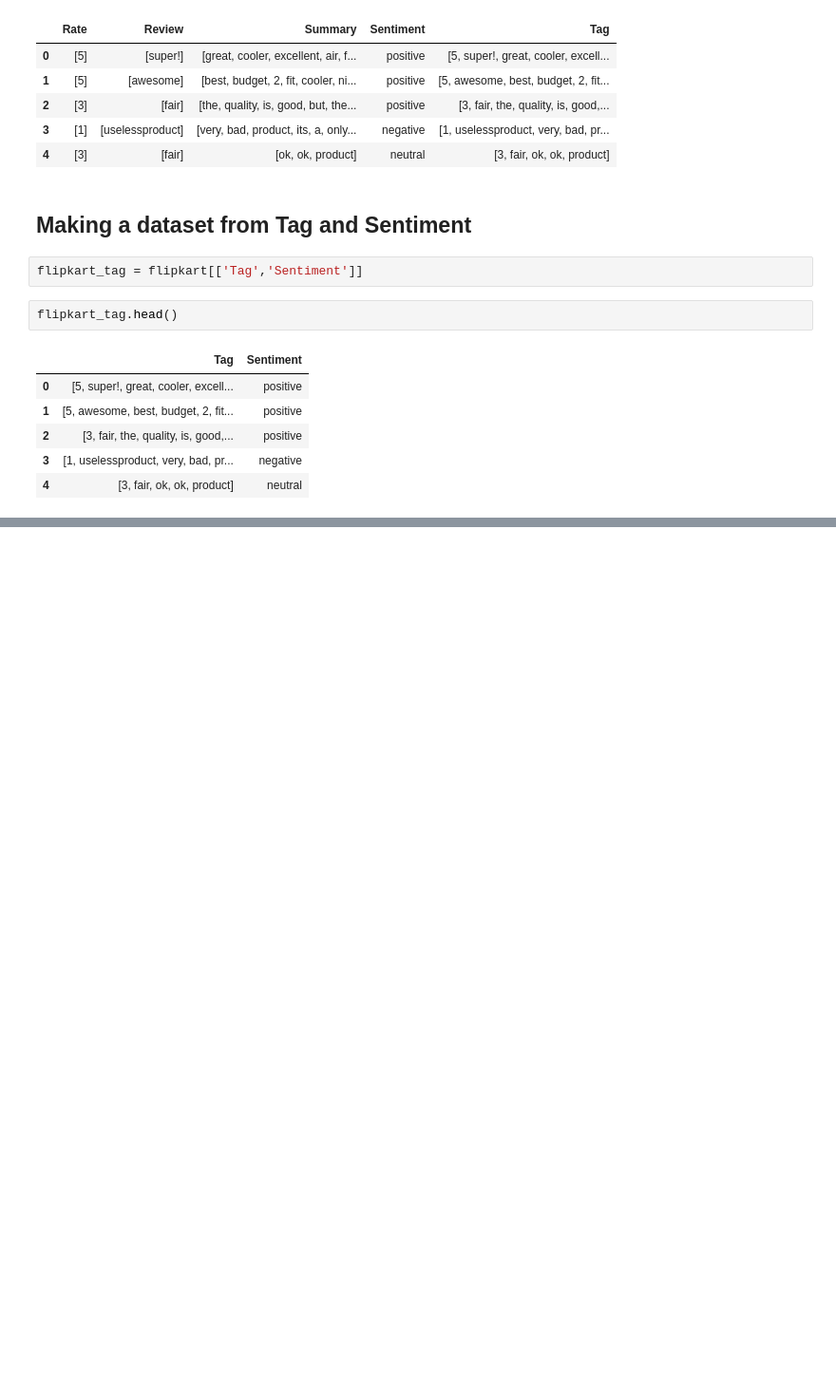
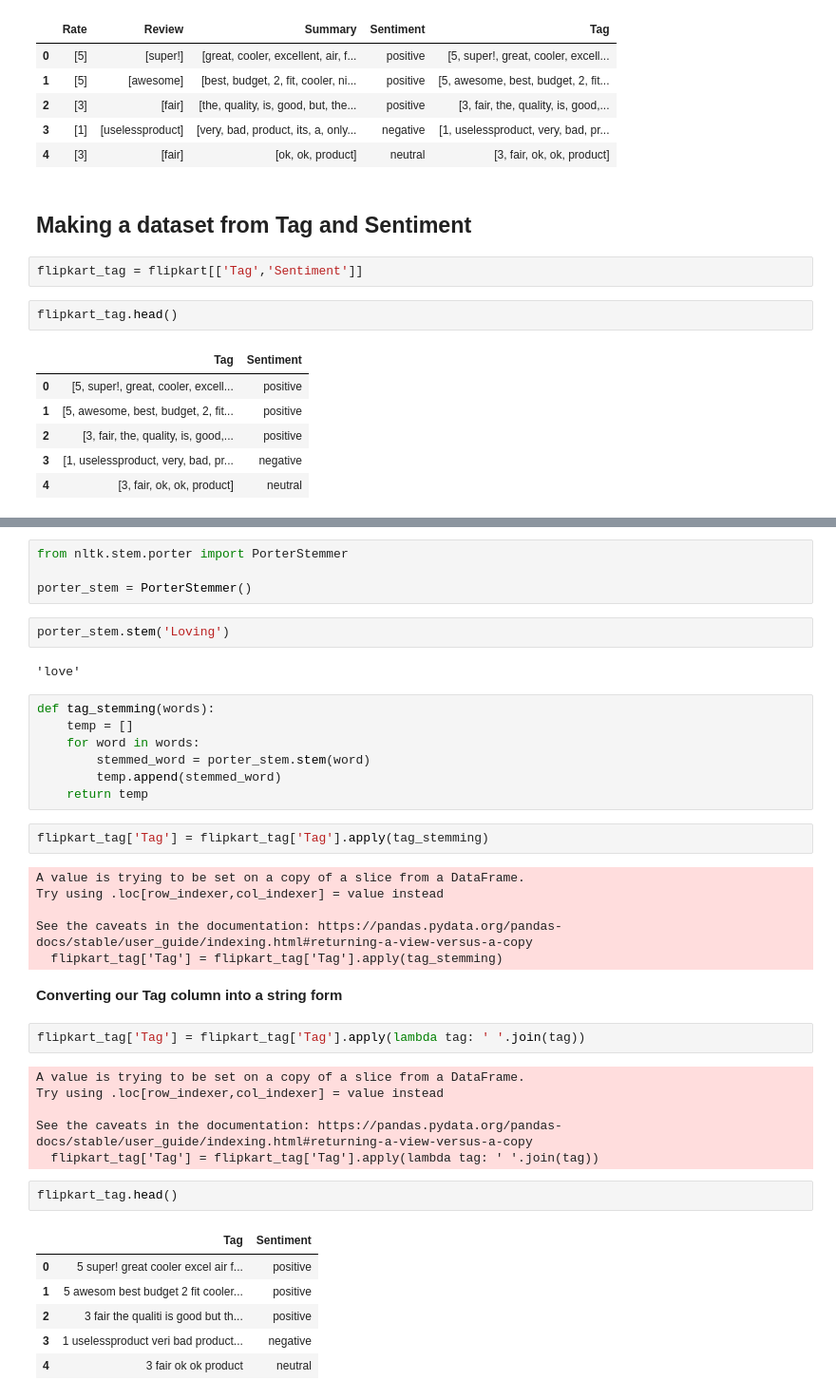
Before and after one commit to Anmol8057/Data-Science, a Jupyter notebook: Machine Learning/NLP and Naive Bayes/Flipkart Review.ipynb, the cells around one changed output, grey strips where cells are left out. Shown: that part at 95% size. Cells and saved outputs as stored; diff of their text form; blank space fills up the shorter version.

```diff
--- a/Machine Learning/NLP and Naive Bayes/Flipkart Review.ipynb
+++ b/Machine Learning/NLP and Naive Bayes/Flipkart Review.ipynb
@@ -136,0 +139,42 @@ flipkart_tag.head()
+# %%
+from nltk.stem.porter import PorterStemmer
+
+porter_stem = PorterStemmer()
+# %%
+porter_stem.stem('Loving')
+# %% [output]
+'love'
+# %%
+def tag_stemming(words):
+    temp = []
+    for word in words:
+        stemmed_word = porter_stem.stem(word)
+        temp.append(stemmed_word)
+    return temp
+# %%
+flipkart_tag['Tag'] = flipkart_tag['Tag'].apply(tag_stemming)
+# %% [output]
+A value is trying to be set on a copy of a slice from a DataFrame.
+Try using .loc[row_indexer,col_indexer] = value instead
+
+See the caveats in the documentation: https://pandas.pydata.org/pandas-docs/stable/user_guide/indexing.html#returning-a-view-versus-a-copy
+  flipkart_tag['Tag'] = flipkart_tag['Tag'].apply(tag_stemming)
+# %% [markdown]
+**Converting our Tag column into a string form**
+# %%
+flipkart_tag['Tag'] = flipkart_tag['Tag'].apply(lambda tag: ' '.join(tag))
+# %% [output]
+A value is trying to be set on a copy of a slice from a DataFrame.
+Try using .loc[row_indexer,col_indexer] = value instead
+
+See the caveats in the documentation: https://pandas.pydata.org/pandas-docs/stable/user_guide/indexing.html#returning-a-view-versus-a-copy
+  flipkart_tag['Tag'] = flipkart_tag['Tag'].apply(lambda tag: ' '.join(tag))
+# %%
+flipkart_tag.head()
+# %% [output]
+|  | Tag | Sentiment |
+| 0 | 5 super! great cooler excel air f... | positive |
+| 1 | 5 awesom best budget 2 fit cooler... | positive |
+| 2 | 3 fair the qualiti is good but th... | positive |
+| 3 | 1 uselessproduct veri bad product... | negative |
+| 4 | 3 fair ok ok product | neutral |
```
Also changed, not shown: parts of 1 cell of this notebook.
